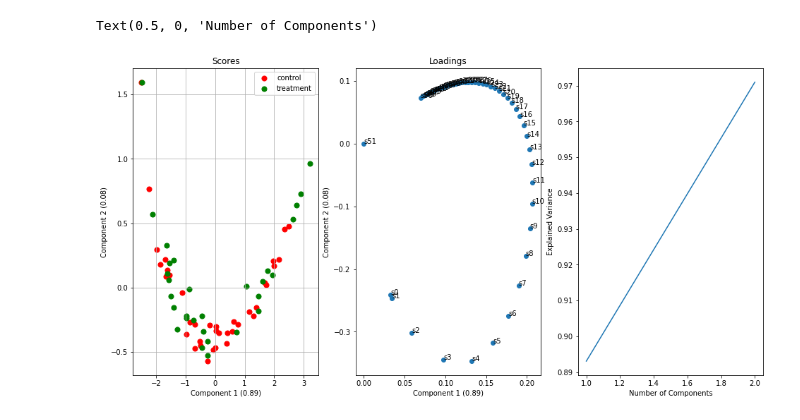
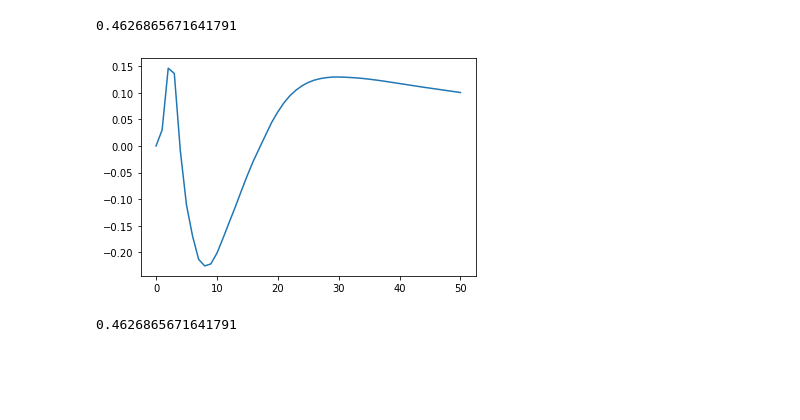
Before and after one commit to meyer-lab/deposit-analysis, a Jupyter notebook: testnotes.ipynb, the cells around one changed output. Cells and saved outputs as stored; diff of their text form; code cells hidden in the pictures; blank space fills up the shorter version.

```diff
--- a/testnotes.ipynb
+++ b/testnotes.ipynb
@@ -13,59 +8,30 @@ from sklearn.decomposition import PCA
 # %%
 #data loading for experiment 57
-image_matrix = compare_plots("data/exp57/control/", 'data/exp57/Treated/')
+a = blurring("data/exp57/control/")
+b = blurring('data/exp57/Treated/')
+image_matrix = np.concatenate((a, b))
-# %%
-# PCA scores and loadings (exp57)
-import pandas as pd
-
-df = pd.DataFrame(image_matrix, columns = ['s0', 's1', 's2', 's3', 's4', 's5', 's6', 's7', 's8', 's9', 's10', 's11', 's12', 's13', 's14', 's15', 's16', 's17', 's18', 's19','s20', 's21', 's22', 's23', 's24', 's25', 's26', 's27', 's28', 's29', 's30', 's31', 's32', 's33', 's34', 's35', 's36', 's37', 's38', 's39', 's40', 's41', 's42', 's43', 's44', 's45', 's46', 's47', 's48', 's49','s50','s51'])
-pca = PCA(n_components=2)
-data = pca.fit_transform(df)
-data_new = pd.DataFrame(data = data
-             , columns = ['principal component 1', 'principal component 2'])
-target = ['control','control','control','control','control','control','control','control','control','control','control','control','control','control','control','control','control','control','control','control','control','control','control','control','control','control','control','control','control','control','control','control','control','control','control','control','control','treatment','treatment','treatment','treatment','treatment','treatment','treatment','treatment','treatment','treatment','treatment','treatment','treatment','treatment','treatment','treatment','treatment','treatment','treatment','treatment','treatment','treatment','treatment','treatment','treatment','treatment','treatment','treatment','treatment','treatment',]
-data_new['Target'] = target
-
-fig = plt.figure(figsize = (16,8))
-ax1 = fig.add_subplot(1,3,1)
-ax2 =fig.add_subplot(1,3,2)
-ax3= fig.add_subplot(1,3,3)
-
-ax1.set_title("Scores")
-ax1.set_xlabel("Component 1 ({ratio:.2f})".format(ratio=pca.explained_variance_ratio_[0]))
-ax1.set_ylabel("Component 2 ({ratio:.2f})".format(ratio=pca.explained_variance_ratio_[1]))
-
-targets = ['control', 'treatment']
-colors = ['r', 'g']
-for target, color in zip(targets,colors):
-    indicesToKeep = data_new['Target'] == target
-    ax1.scatter(data_new.loc[indicesToKeep, 'principal component 1']
-               , data_new.loc[indicesToKeep, 'principal component 2']
-               , c = color
-               , s = 50)
-ax1.legend(targets)
-ax1.grid()
-
-l = ['s0', 's1', 's2', 's3', 's4', 's5', 's6', 's7', 's8', 's9', 's10', 's11', 's12', 's13', 's14', 's15', 's16', 's17', 's18', 's19','s20', 's21', 's22', 's23', 's24', 's25', 's26', 's27', 's28', 's29', 's30', 's31', 's32', 's33', 's34', 's35', 's36', 's37', 's38', 's39', 's40', 's41', 's42', 's43', 's44', 's45', 's46', 's47', 's48', 's49','s50','s51']
-loadings = pd.DataFrame(pca.components_.T[:, :2], columns=['PC1', 'PC2'], index=l)
-ax2.scatter(loadings.iloc[:, 0], loadings.iloc[:, 1])
-ax2.set_title("Loadings")
-ax2.set_xlabel("Component 1 ({ratio:.2f})".format(ratio=pca.explained_variance_ratio_[0]))
-ax2.set_ylabel("Component 2 ({ratio:.2f})".format(ratio=pca.explained_variance_ratio_[1]))
-
-for i in range(52):
-    ax2.annotate(l[i], (loadings.iloc[i, 0], loadings.iloc[i, 1]))
-
-acc_variance = pca.explained_variance_ratio_.copy()
-acc_variance = np.cumsum(acc_variance)
-
-ax3.plot(range(1, acc_variance.size + 1), acc_variance)
-ax3.set_ylabel("Explained Variance")
-ax3.set_xlabel("Number of Components")
-
-# Add subplot labels
-# %% [output]
-Text(0.5, 0, 'Number of Components')
-[figure, removed]
+# %%
+from sklearn.linear_model import LogisticRegression
+from sklearn.model_selection import cross_val_predict
+from sklearn.metrics import accuracy_score
+lr = LogisticRegression()
+
+Y = np.zeros(image_matrix.shape[0], dtype=bool)
+Y[36::] = 1
+
+Y_pred = cross_val_predict(lr, image_matrix, Y, cv=LeaveOneOut())
+print(accuracy_score(Y, Y_pred))
+
+lr.fit(image_matrix, Y)
+plt.plot(lr.coef_.T);
+# %% [output]
+0.4626865671641791
+[figure, added]
+# %%
+Y_pred = cross_val_predict(lr, image_matrix[:, 0:20], Y, cv=LeaveOneOut())
+print(accuracy_score(Y, Y_pred))
+# %% [output]
+0.4626865671641791
 # %%
 #generate plots
 y_val55 = blurring('data/exp55/')
```
Also changed, not shown: parts of 3 cells of this notebook, 3 other files.
